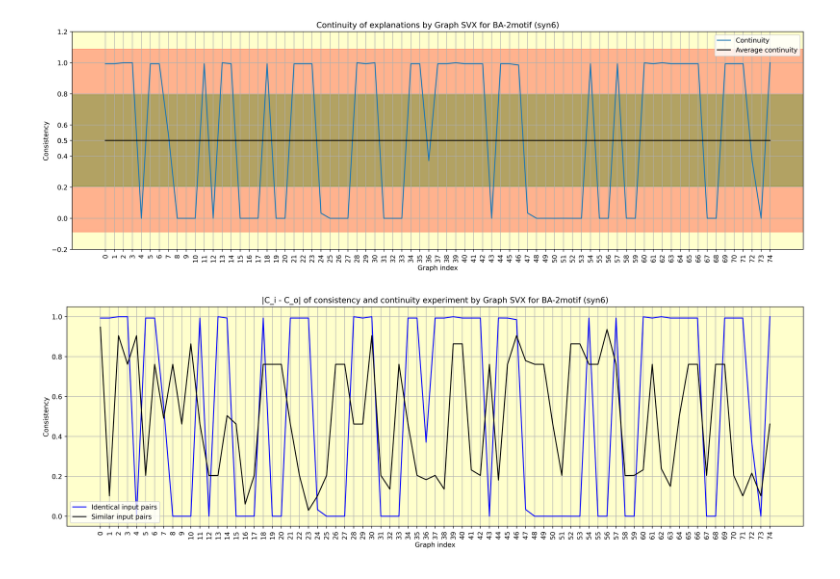
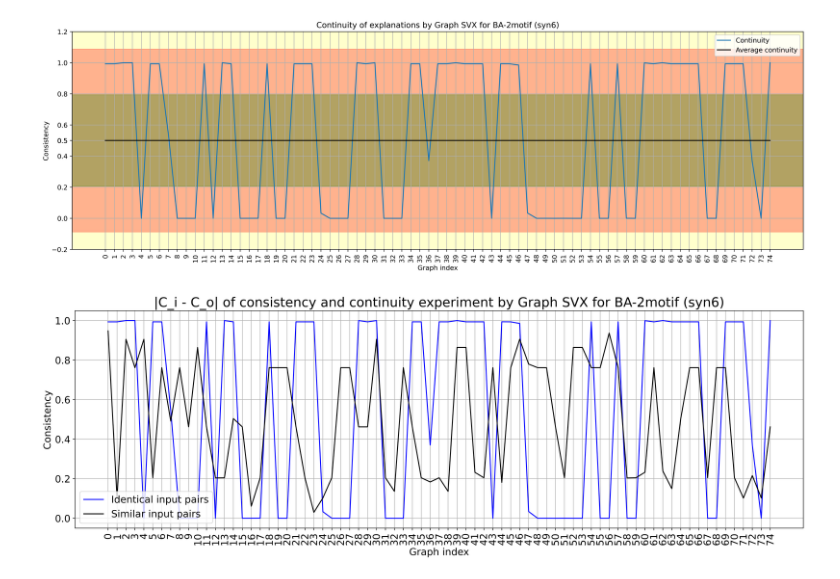
Before and after one commit to ASudu/GraphSVX_graph_properties, a Jupyter notebook: graph_theoretic_properties/graph_classification.ipynb, the cells around one changed output. Cells and saved outputs as stored; diff of their text form; code cells hidden in the pictures.

Commit message:
modified plot backgrounds

```diff
--- a/graph_theoretic_properties/graph_classification.ipynb
+++ b/graph_theoretic_properties/graph_classification.ipynb
@@ -406,21 +406,22 @@ plt.show()
 # %%
 # Plot closeness
 x = list(range(len(closeness_out_id)))
 y1 = list(diff_id)
 y2 = list(diff_sim)
 
 plt.figure(figsize=(20,6), dpi = 500)
 plt.gca().grid(True)
-plt.gca().set_facecolor((1, 1, 0.8))
+# plt.gca().set_facecolor((1, 1, 0.8))
 plt.plot(x, y1, label='Identical input pairs',color='b')
 plt.plot(x, y2, label='Similar input pairs',color='k')
 
-plt.title('|C_i - C_o| of consistency and continuity experiment by Graph SVX for BA-2motif (syn6)', fontsize=12)
-plt.legend(prop={'size':10})
-plt.ylabel("Consistency")
-plt.xlabel("Graph index")
-plt.xticks(x,rotation=90)
-plt.savefig(fname= "D:\D_Drive\Github\Thesis\GraphSVX_graph_properties\graph_theoretic_properties\plots\SVX_consistency_syn6_id_sim")
+plt.title('|C_i - C_o| of consistency and continuity experiment by Graph SVX for BA-2motif (syn6)', fontsize=20)
+plt.legend(loc="lower left",fontsize=15)
+plt.ylabel("Consistency",fontsize=15)
+plt.xlabel("Graph index",fontsize=15)
+plt.xticks(x,rotation=90,fontsize=15)
+plt.yticks(fontsize=15)
+plt.savefig(fname= "D:\D_Drive\BITS_Pilani\Year_5(2023-24)\\5_2\After_allotment\Thesis_paper\\thesis_plots\SVX_consistency_syn6_id_sim")
 plt.show()
 # %% [output]
-[figure, old version]
+[figure, new version]
```
Also changed, not shown: 1 other file.
